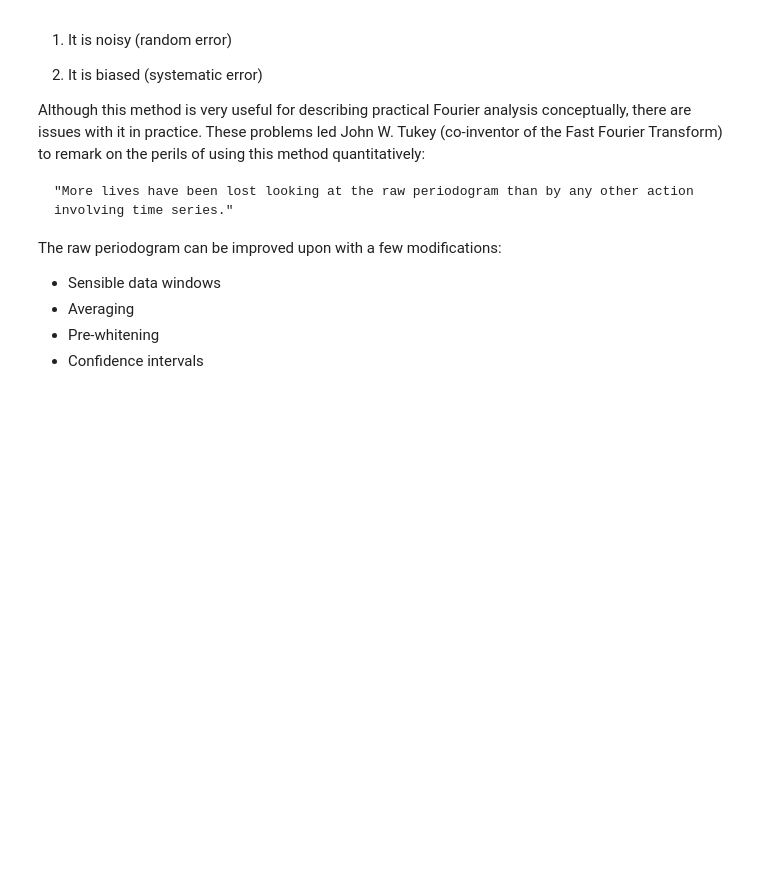
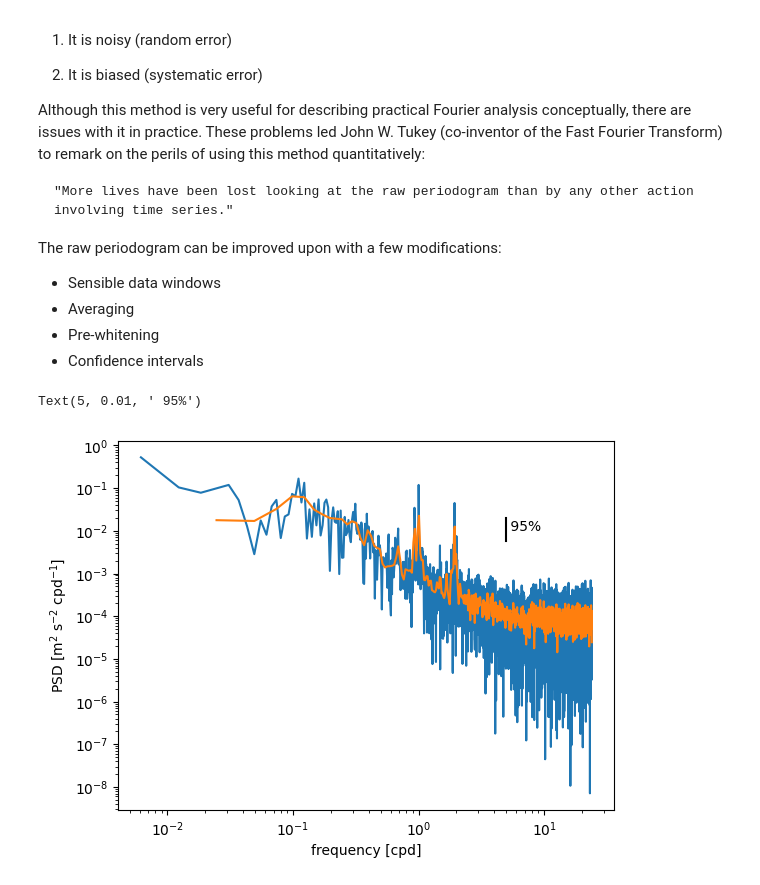
Before and after one commit to tompc35/data-labs, a Jupyter notebook: OOI_ADCP_analysis.ipynb, the cells around one changed output. Cells and saved outputs as stored; diff of their text form; code cells hidden in the pictures; blank space fills up the shorter version.

```diff
--- a/OOI_ADCP_analysis.ipynb
+++ b/OOI_ADCP_analysis.ipynb
@@ -352,29 +390,32 @@ from scipy.signal import welch
 # %%
 # raw periodogram (noisy, biased)
 f,S = welch(ds['vda'],fs=48,nperseg=N,window='boxcar', detrend='constant')
 
 plt.figure()
 plt.loglog(f[1:],S[1:])
 plt.xlabel('frequency [cpd]') # units? cycles per day
 plt.ylabel('PSD [m$^2$ s$^{-2}$ cpd$^{-1}$]') # units? variance per unit frequency
 
-# Welch's method with overlapping segments and Hanning window
-winlen = N/8
+# Welch's method with overlapping segments and Hann window
+winlen = N/4
 f2,S2 = welch(ds['vda'],fs=48.,nperseg=winlen,window='hann',detrend='linear')
 
 plt.loglog(f2[1:],S2[1:])
 
 # confidence intervals
 from scipy.stats import chi2
 
 dof = N/winlen*2 # dof depends on window length, relative to length of time series
-edof = (8/3)*dof # bonus points for using a sensible window (Hanning)
+edof = (8/3)*dof # scale factor for using a sensible window (Hann) - see Emery and Thomson
 
 lower = edof/chi2.ppf(0.975,edof)
 upper = edof/chi2.ppf(0.025,edof)
 
 fplot = 5 # horizontal position of CI on plot
 Splot = 0.01 # vertical position of CI on plot
 
 plt.plot([fplot,fplot],Splot*np.array([lower,upper]),'k-')
 plt.text(fplot,Splot,' 95%')
+# %% [output]
+Text(5, 0.01, ' 95%')
+[figure, added]
```
Also changed, not shown: parts of 16 cells of this notebook.
